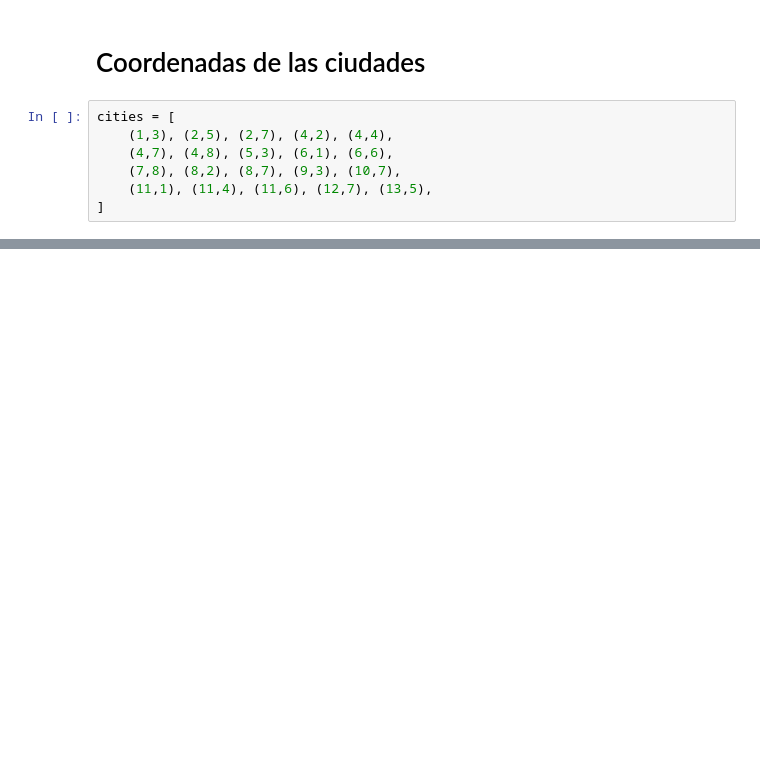
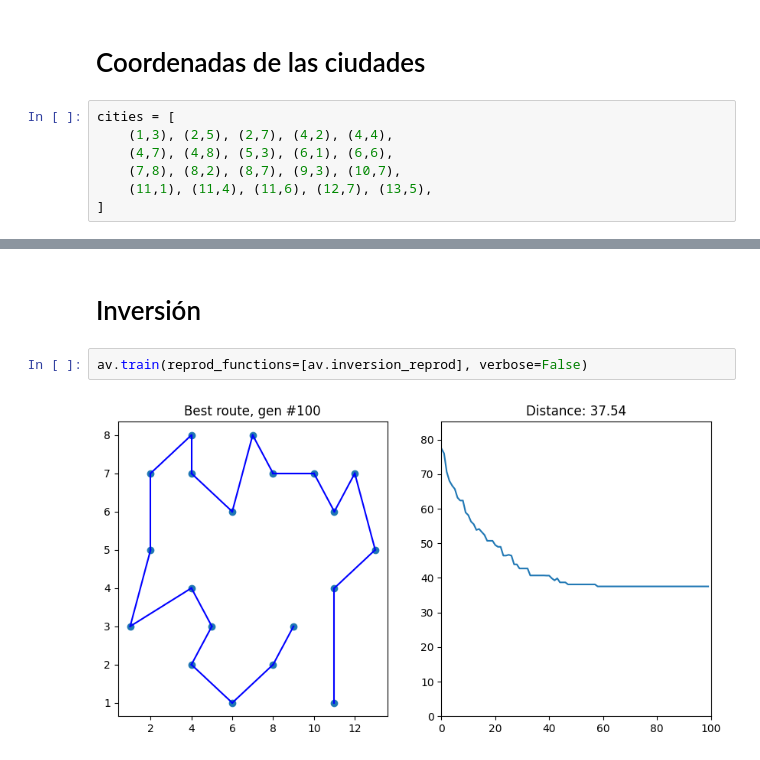
Before and after one commit to Afroefras/UAG_MCC, a Jupyter notebook: inteligencia_artificial/agente_viajero.ipynb, the cells around one changed output, grey strips where cells are left out. Drawn from its saved outputs; the diff is of its cells as text; blank space fills up the shorter version.

```diff
--- a/inteligencia_artificial/agente_viajero.ipynb
+++ b/inteligencia_artificial/agente_viajero.ipynb
@@ -24,0 +24,6 @@ av.train(tournaments_size=0.07, verbose=False)
+# %% [markdown]
+# Inversión
+# %%
+av.train(reprod_functions=[av.inversion_reprod], verbose=False)
+# %% [output]
+[figure, added]
```
Also changed, not shown: parts of 12 cells of this notebook, 1 other file.
